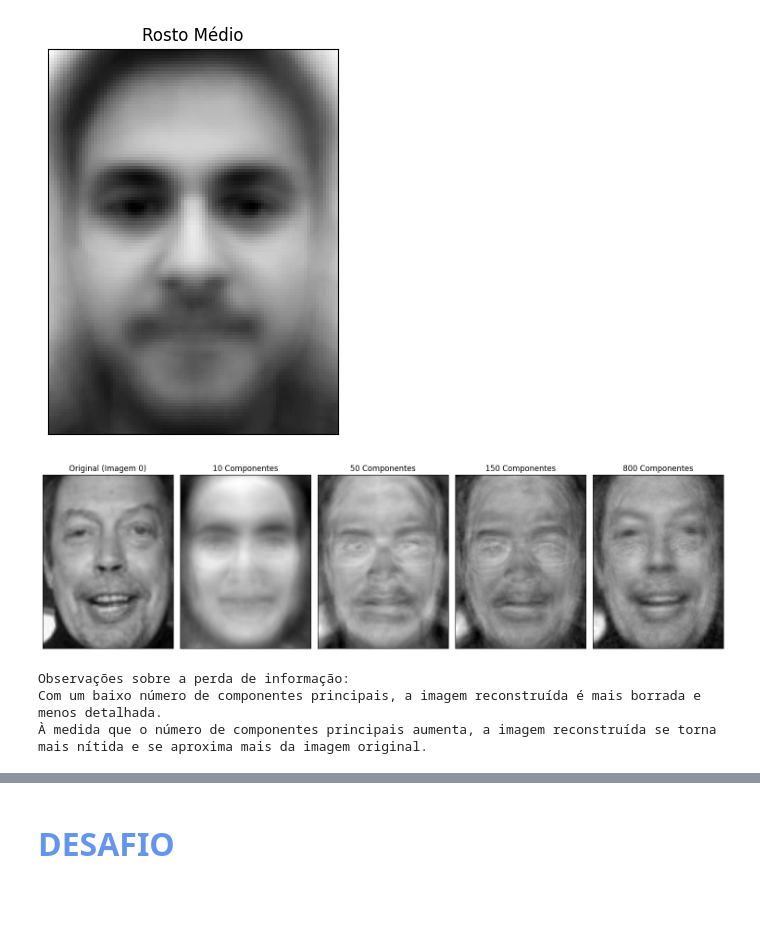
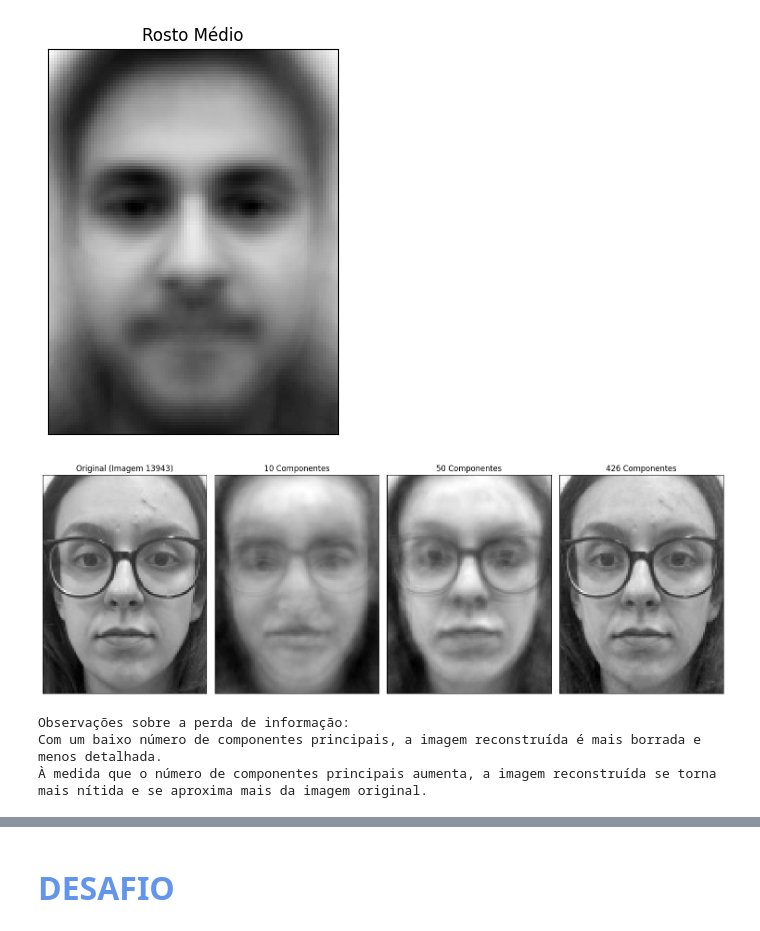
Before and after one commit to fernandabomtorin16/reconhecimento_facial, a Jupyter notebook: reconhecimento_facial.ipynb, the cells around one changed output, grey strips where cells are left out. Drawn from its saved outputs; the diff is of its cells as text; code cells hidden in the pictures; blank space fills up the shorter version.

Commit message:
data augmentation + criacao do modelo final

```diff
--- a/reconhecimento_facial.ipynb
+++ b/reconhecimento_facial.ipynb
@@ -145,6 +147,9 @@ with open(file_path+'turma_target.pkl', 'rb') as pickle_file:
 
 with open(file_path+'turma_target_names.pkl', 'rb') as pickle_file:
   turma_target_names = pk.load(pickle_file)
+
+with open(file_path+'turma_image.pkl', 'rb') as pickle_file:
+  turma_images = pk.load(pickle_file)
 # %%
 turma_data = np.array(turma_data)
 turma_target = np.array(turma_target)
@@ -190,5 +200,6 @@ Para você e seu grupo:
 # %%
 # Criação do dataset
+data_images = np.concatenate((lfw_people.images, turma_images), axis=0)
 data = np.concatenate((lfw_people.data, turma_data), axis=0)
 data_target = np.concatenate((lfw_people.target, turma_target), axis=0)
 data_names = np.concatenate((lfw_people.target_names, turma_target_names), axis=0)
@@ -217,7 +230,7 @@ plt.show()
 [figure]
 # %%
 for i, j in enumerate(cumulative_variance):
-  if j > 0.99:
+  if j > 0.999:
     print(f'A partir de {i+1} componentes, mais de {j} da variancia é explicada')
     break
 # %% [output]
@@ -234,47 +247,47 @@ plt.show()
 [figure]
 # %%
 # Projetar e reconstruir um ponto usando diferentes números de componentes principais
-i = 0  # Índice do ponto a ser projetado e reconstruído (primeira imagem do lfw_people)
-point_to_project = lfw_people.data[i].reshape(1, -1) # Certificar-se que é um vetor linha
+i = 13943  # Índice do ponto a ser projetado e reconstruído (primeira imagem do lfw_people)
+point_to_project = data[i].reshape(1, -1) # Certificar-se que é um vetor linha
 
-n_PCs_to_test = [10, 50, 150, 800] # Diferentes quantidades de componentes principais para testar
+n_PCs_to_test = [10, 50, 426] # Diferentes quantidades de componentes principais para testar
 
 plt.figure(figsize=(15, 5))
 plt.subplot(1, len(n_PCs_to_test) + 1, 1)
-plt.imshow(lfw_people.images[i], cmap='gray')
+plt.imshow(data_images[i], cmap='gray')
 plt.title(f'Original (Imagem {i})')
 plt.xticks(())
 plt.yticks(())
 
 for j, n_PC in enumerate(n_PCs_to_test):
   # Aplicar PCA com n_PC componentes
   pca_n = PCA(n_components=n_PC)
   pca_n.fit(data)
 
   # Projetar o ponto no espaço reduzido
   projected_point = pca_n.transform(point_to_project)
 
   # Projetar o ponto de volta no espaço original
   reconstructed_point = pca_n.inverse_transform(projected_point)
 
   # Remodelar o ponto reconstruído para exibir como imagem
   reconstructed_image = reconstructed_point.reshape(altura_lfw, largura_lfw)
 
   # Plotar a imagem reconstruída
   plt.subplot(1, len(n_PCs_to_test) + 1, j + 2)
   plt.imshow(reconstructed_image, cmap='gray')
   plt.title(f'{n_PC} Componentes')
   plt.xticks(())
   plt.yticks(())
 
 plt.tight_layout()
 plt.show()
 
 print("Observações sobre a perda de informação:")
 print("Com um baixo número de componentes principais, a imagem reconstruída é mais borrada e menos detalhada.")
 print("À medida que o número de componentes principais aumenta, a imagem reconstruída se torna mais nítida e se aproxima mais da imagem original.")
 # %% [output]
-[figure, old version]
+[figure, new version]
 Observações sobre a perda de informação:
 Com um baixo número de componentes principais, a imagem reconstruída é mais borrada e menos detalhada.
 À medida que o número de componentes principais aumenta, a imagem reconstruída se torna mais nítida e se aproxima mais da imagem original.
```
Also changed, not shown: parts of 31 cells of this notebook.
